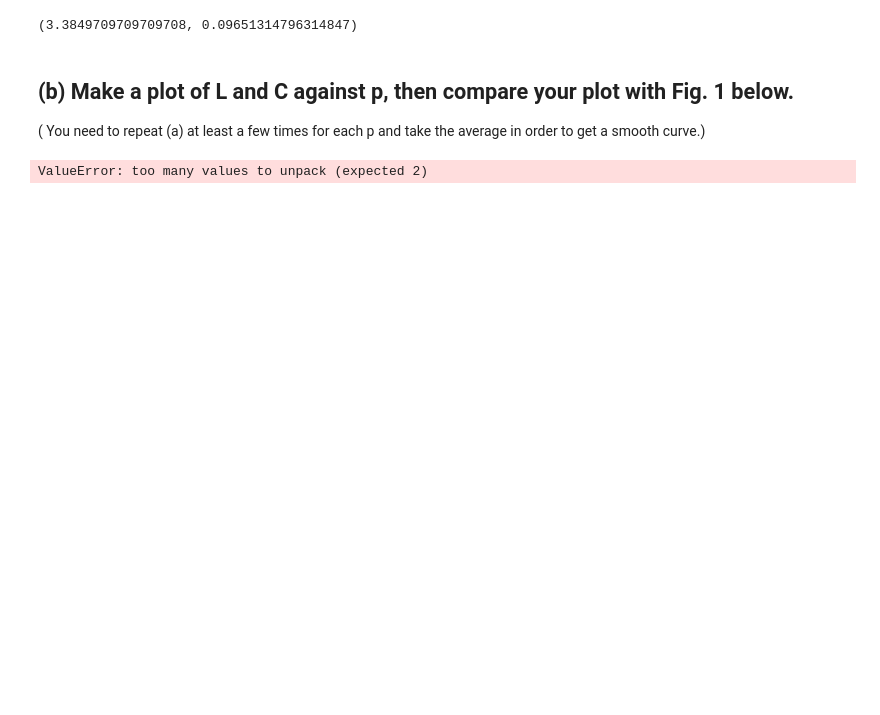
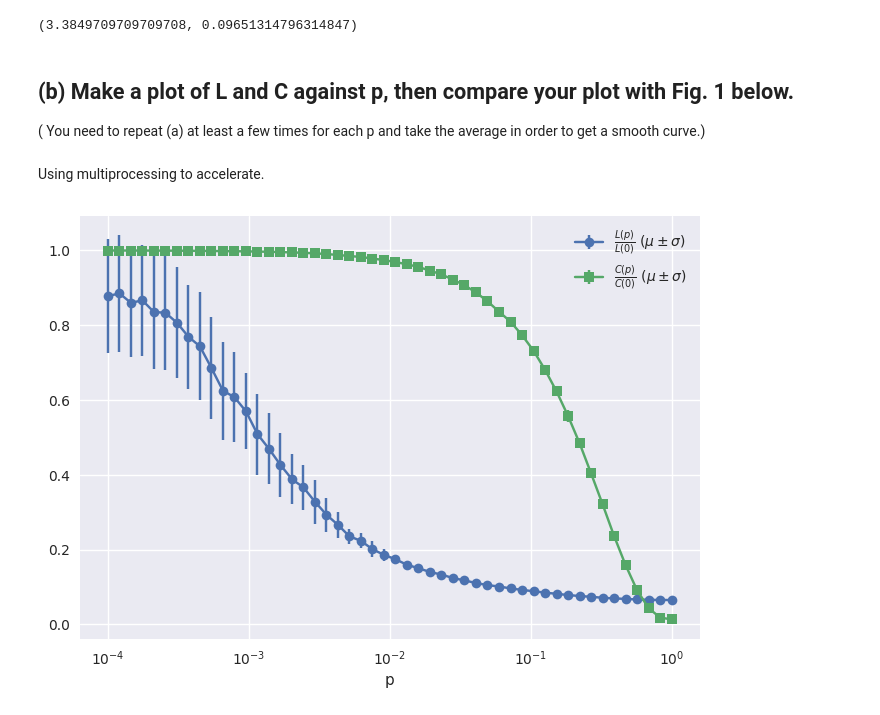
Before and after one commit to Algebra-FUN/DDM-Coursework, a Jupyter notebook: MSDM5056/Lab/Lab2.ipynb, the cells around one changed output. Saved outputs shown, nothing was run; the diff lists cells and outputs as text; code cells hidden in the pictures; blank space fills up the shorter version.

Commit message:
[mod] use MC method too (lab2/56)

```diff
--- a/MSDM5056/Lab/Lab2.ipynb
+++ b/MSDM5056/Lab/Lab2.ipynb
@@ -19,8 +21,17 @@ wsg = nx.watts_strogatz_graph
 ## (a) Compute the average shortest distance L and average clustering coefficient C as a function of p,
 where p is the portion of rewired or added edges compared to the total number of initial edges.
 # %%
-def LC4WSG(N=1000,K=10,p=0,seed=5054):
+def aspl_estim(g: nx.Graph, nsample=10):
+    """Average shortest path length estimate with random sampling method"""
+    N = g.number_of_nodes()
+    spls = []
+    for _ in range(nsample):
+        ps = nx.shortest_path_length(g, source=random.randint(0, N-1))
+        spls.append(np.mean(tuple(ps.values())))
+    return np.mean(spls)
+
+def LC4WSG(N=1000,K=10,p=0,seed=5054,nsample=10):
     g = wsg(N,K,p,seed)
     C = nx.average_clustering(g)
-    L = nx.average_shortest_path_length(g)
+    L = aspl_estim(g,nsample) if nsample else nx.average_shortest_path_length(g)
     return L,C
@@ -33,13 +46,30 @@ LC4WSG(N=1000,K=10,p=.5)
 ( You need to repeat (a) at least a few times for each p and take the average in
 order to get a smooth curve.)
 # %%
-def AvgLC4WSG(N=1000,K=10,p=0,seed=5054,trails=1):
+def AvgLC4WSG(N=1000,K=10,p=0,seed=5054,trails=20):
     Ls,Cs = zip(*map(part(LC4WSG,N,K,p),range(seed,seed+trails)))
-    return (np.mean(Ls),np.std(Ls)),(np.mean(Cs),np.std(Cs))
+    return Ls,Cs
-# %%
-ps=np.linspace(0,1,2)
-Ls,Cs=zip(*map(part(AvgLC4WSG,1000,10),ps))
-Lavg,Lstd=zip(*Ls)
-Cavg,Cstd=zip(*Cs)
-# %% [output]
-ValueError: too many values to unpack (expected 2)
+# %% [markdown]
+Using multiprocessing to accelerate.
+# %%
+N, K = 1000, 10
+ps = np.logspace(-4, 0)
+with Pool() as pool:
+    Ls, Cs = zip(*pool.map(part(AvgLC4WSG, N, K), ps))
+L = np.array(Ls)
+L0=N/K/2
+C = np.array(Cs)
+C0=3/4*(K-2)/(K-1)
+rL = L/L0
+rC = C/C0
+rLavg, rLstd = np.mean(rL, axis=1), np.std(rL, axis=1)
+rCavg, rCstd = np.mean(rC, axis=1), np.std(rC, axis=1)
+# %%
+plt.xscale("log")
+plt.xlabel("p")
+plt.errorbar(ps,rLavg,yerr=rLstd,label=r"$\frac{L(p)}{L(0)}$ ($\mu\pm\sigma$)",marker="o")
+plt.errorbar(ps,rCavg,yerr=rCstd,label=r"$\frac{C(p)}{C(0)}$ ($\mu\pm\sigma$)",marker="s")
+plt.legend()
+plt.show()
+# %% [output]
+[figure, added]
```
Also changed, not shown: parts of 3 cells of this notebook.
